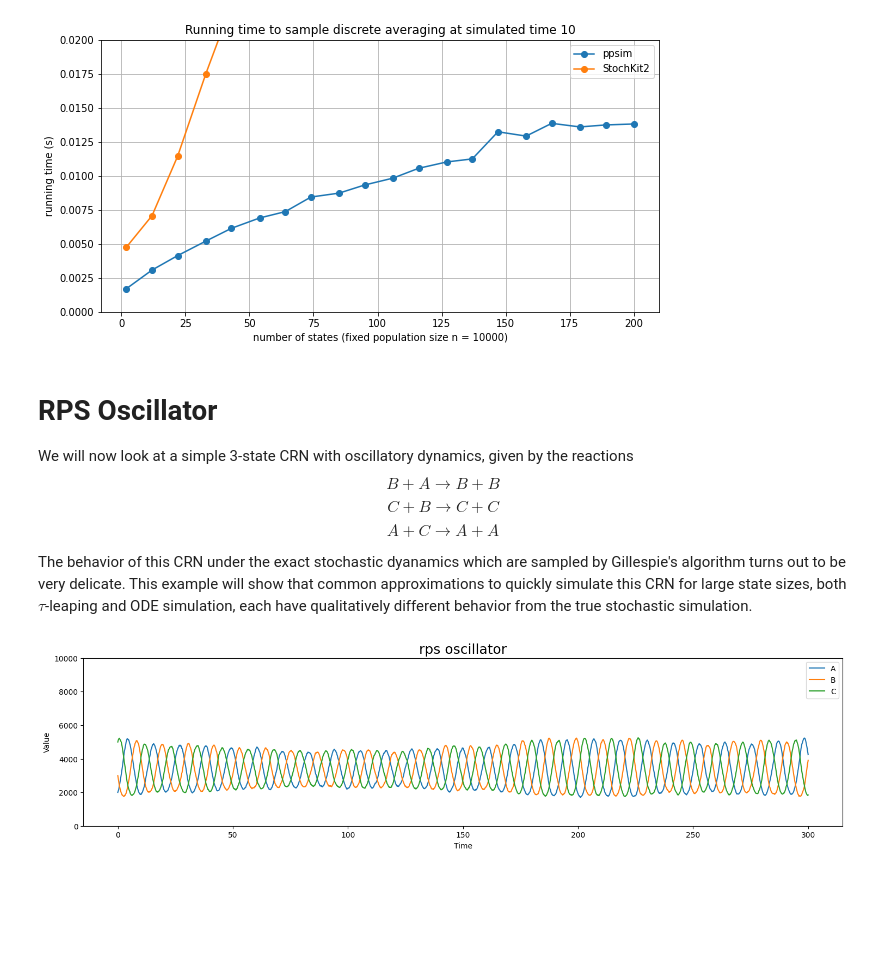
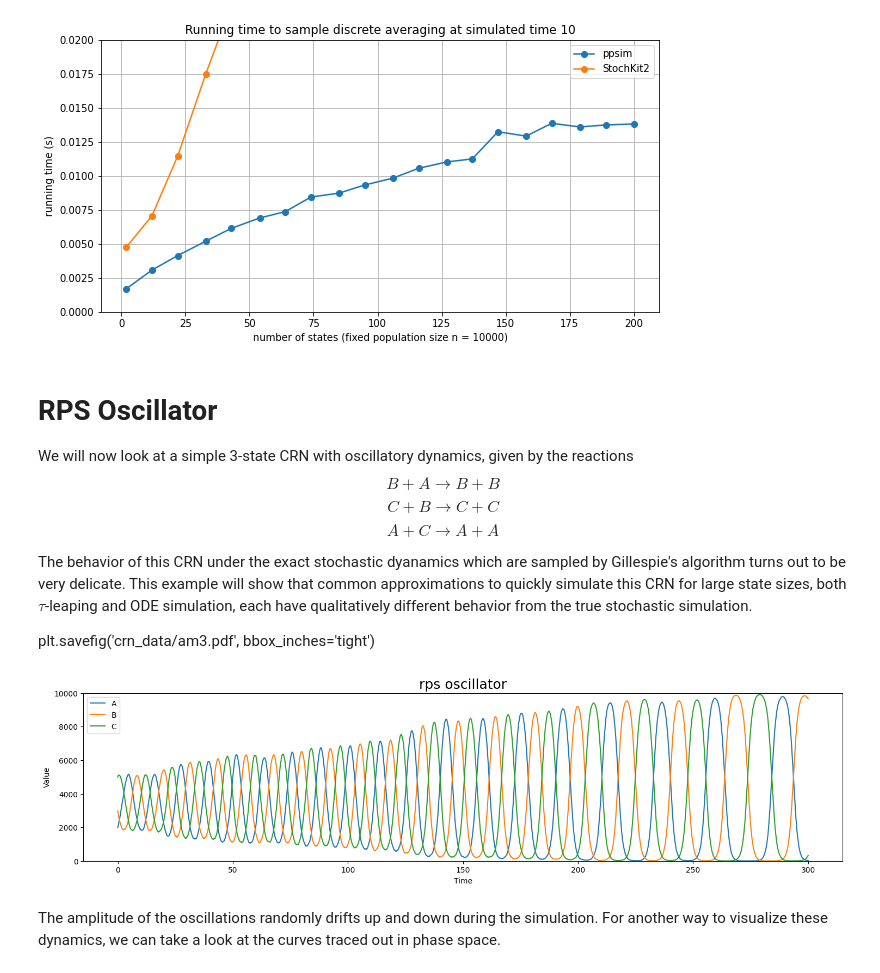
Before and after one commit to UC-Davis-molecular-computing/ppsim, a Jupyter notebook: examples/crn.ipynb, the cells around one changed output. Saved outputs shown, nothing was run; the diff lists cells and outputs as text; code cells hidden in the pictures; blank space fills up the shorter version.

```diff
--- a/examples/crn.ipynb
+++ b/examples/crn.ipynb
@@ -450,6 +484,8 @@ $$C + B \rightarrow C + C$$
 $$A + C \rightarrow A + A$$
 
 The behavior of this CRN under the exact stochastic dyanamics which are sampled by Gillespie's algorithm turns out to be very delicate. This example will show that common approximations to quickly simulate this CRN for large state sizes, both $\tau$-leaping and ODE simulation, each have qualitatively different behavior from the true stochastic simulation.
+
+plt.savefig('crn_data/am3.pdf', bbox_inches='tight')
 # %%
 # CRN for rps oscillator
 a,b,c = pp.species('A B C')
@@ -464,12 +500,14 @@ init_config = {a: n * dist[0], b: n * dist[1], c: n * dist[2]}
 # %%
 model = pp.gillespy2_format(init_config, rps, n)
 model.timespan(np.linspace(0,300,3000))
-results = model.run()
+results = model.run(solver=gillespy2.TauLeapingSolver)
 results.plot(figsize = (18, 4), title='rps oscillator')
 plt.ylim(0, n)
 plt.show()
 # %% [output]
-[figure, old version]
+[figure, new version]
+# %% [markdown]
+The amplitude of the oscillations randomly drifts up and down during the simulation. For another way to visualize these dynamics, we can take a look at the curves traced out in phase space.
 # %%
 from mpl_toolkits.mplot3d.art3d import Poly3DCollection
 
```
Also changed, not shown: parts of 21 cells of this notebook, 7 other files.
